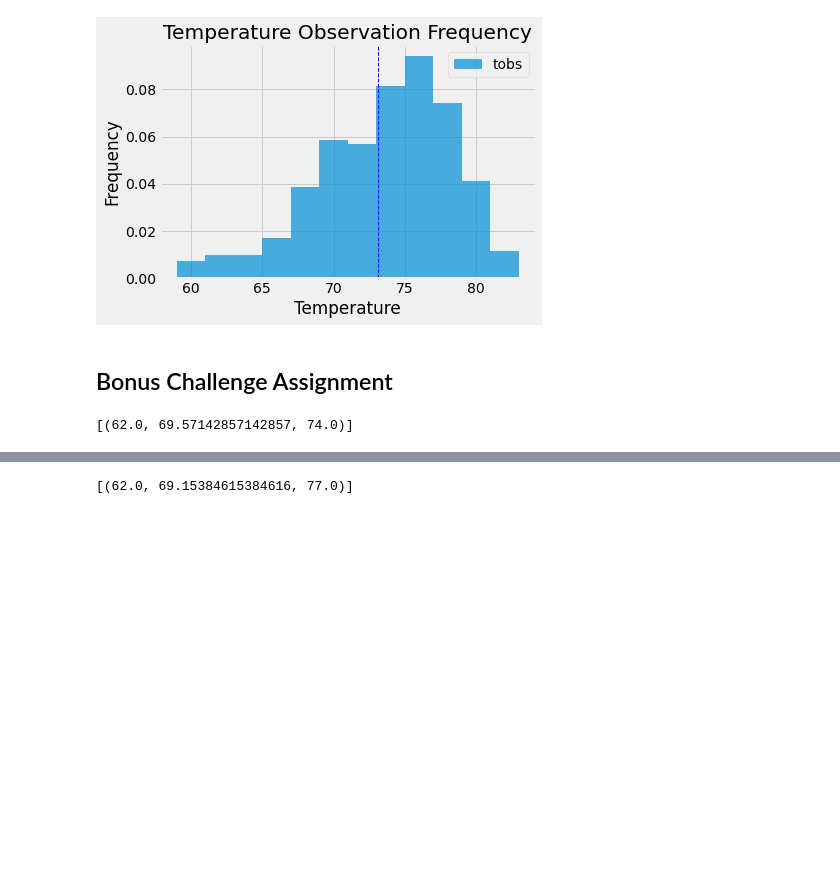
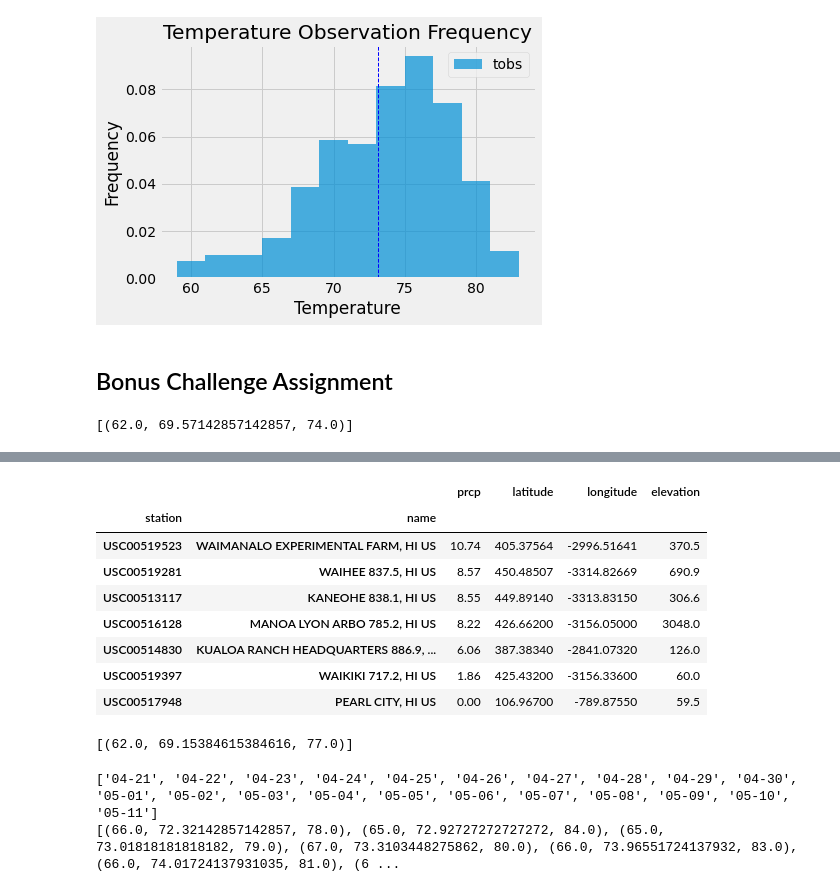
Before and after one commit to robertjbowen/sqlalchemy-challenge, a Jupyter notebook: climate_Bowen.ipynb, the cells around one changed output, grey strips where cells are left out. Cells and saved outputs as stored; diff of their text form; code cells hidden in the pictures; blank space fills up the shorter version.

```diff
--- a/climate_Bowen.ipynb
+++ b/climate_Bowen.ipynb
@@ -241,6 +264,26 @@ print(calc_temps('2011-02-28', '2011-03-05'))
 # %%
 # Calculate the total amount of rainfall per weather station for your trip dates using the previous year's matching dates.
 # Sort this in descending order by precipitation amount and list the station, name, latitude, longitude, and elevation
+session = Session(engine)
+results8 = session.query(Measurement.date, Measurement.station, Measurement.prcp).filter(Measurement.date >= query_start).filter(Measurement.date <= query_end).all()
+results9 = session.query(Station.station, Station.name, Station.latitude,Station.longitude,Station.elevation).all()
+session.close()
+precipitation_data = pd.DataFrame(results8, columns=['date','station','prcp'])
+station_data = pd.DataFrame(results9, columns=['station','name','latitude','longitude','elevation'])
+combined_stations = pd.merge(precipitation_data, station_data, on="station", how="inner")
+station_precipitation = combined_stations.groupby(['station','name']).sum()
+station_precipitation = station_precipitation.sort_values(by=['prcp'], ascending=False)
+station_precipitation
+# %% [output]
+|  |  | prcp | latitude | longitude | elevation |
+| station | name |  |  |  |  |
+| USC00519523 | WAIMANALO EXPERIMENTAL FARM, HI US | 10.74 | 405.37564 | -2996.51641 | 370.5 |
+| USC00519281 | WAIHEE 837.5, HI US | 8.57 | 450.48507 | -3314.82669 | 690.9 |
+| USC00513117 | KANEOHE 838.1, HI US | 8.55 | 449.89140 | -3313.83150 | 306.6 |
+| USC00516128 | MANOA LYON ARBO 785.2, HI US | 8.22 | 426.66200 | -3156.05000 | 3048.0 |
+| USC00514830 | KUALOA RANCH HEADQUARTERS 886.9, ... | 6.06 | 387.38340 | -2841.07320 | 126.0 |
+| USC00519397 | WAIKIKI 717.2, HI US | 1.86 | 425.43200 | -3156.33600 | 60.0 |
+| USC00517948 | PEARL CITY, HI US | 0.00 | 106.96700 | -789.87550 | 59.5 |
 # %%
 # Create a query that will calculate the daily normals
 # (i.e. the averages for tmin, tmax, and tavg for all historic data matching a specific month and day)
@@ -265,13 +308,31 @@ daily_normals("01-01")
 # %%
 # calculate the daily normals for your trip
 # push each tuple of calculations into a list called `normals`
+# Set the start and end date of the trip
+# Use the start and end date to create a range of dates
+results10 = session.query(Measurement.date).filter(Measurement.date >= query_start).filter(Measurement.date <= query_end).all()
+# Stip off the year and save a list of %m-%d strings
+all_dates = []
+for date in results10:
+    date_str = str(date).replace(',','').replace('(','').replace(')','').replace("'",'')
+    new_date = datetime.strptime(date_str, "%Y-%m-%d")
+    m_d = datetime.strftime(new_date, "%m-%d")
+    all_dates.append(m_d)
+trip_dates = list(set(all_dates))
+trip_dates.sort()
+print (trip_dates)
 
-# Set the start and end date of the trip
-
-# Use the start and end date to create a range of dates
-
-# Stip off the year and save a list of %m-%d strings
 
 # Loop through the list of %m-%d strings and calculate the normals for each date
+normals = []
+for day in trip_dates:
+    norm_tobs = daily_normals(day)
+    tobs_tuple = (norm_tobs[0][0],norm_tobs[0][1],norm_tobs[0][2])
+    normals.append(tobs_tuple)
+session.close()
+print(normals)
+# %% [output]
+['04-21', '04-22', '04-23', '04-24', '04-25', '04-26', '04-27', '04-28', '04-29', '04-30', '05-01', '05-02', '05-03', '05-04', '05-05', '05-06', '05-07', '05-08', '05-09', '05-10', '05-11']
+[(66.0, 72.32142857142857, 78.0), (65.0, 72.92727272727272, 84.0), (65.0, 73.01818181818182, 79.0), (67.0, 73.3103448275862, 80.0), (66.0, 73.96551724137932, 83.0), (66.0, 74.01724137931035, 81.0), (6 ...
 # %%
 # Load the previous query results into a Pandas DataFrame and add the `trip_dates` range as the `date` index
```
Also changed, not shown: parts of 5 cells of this notebook.
